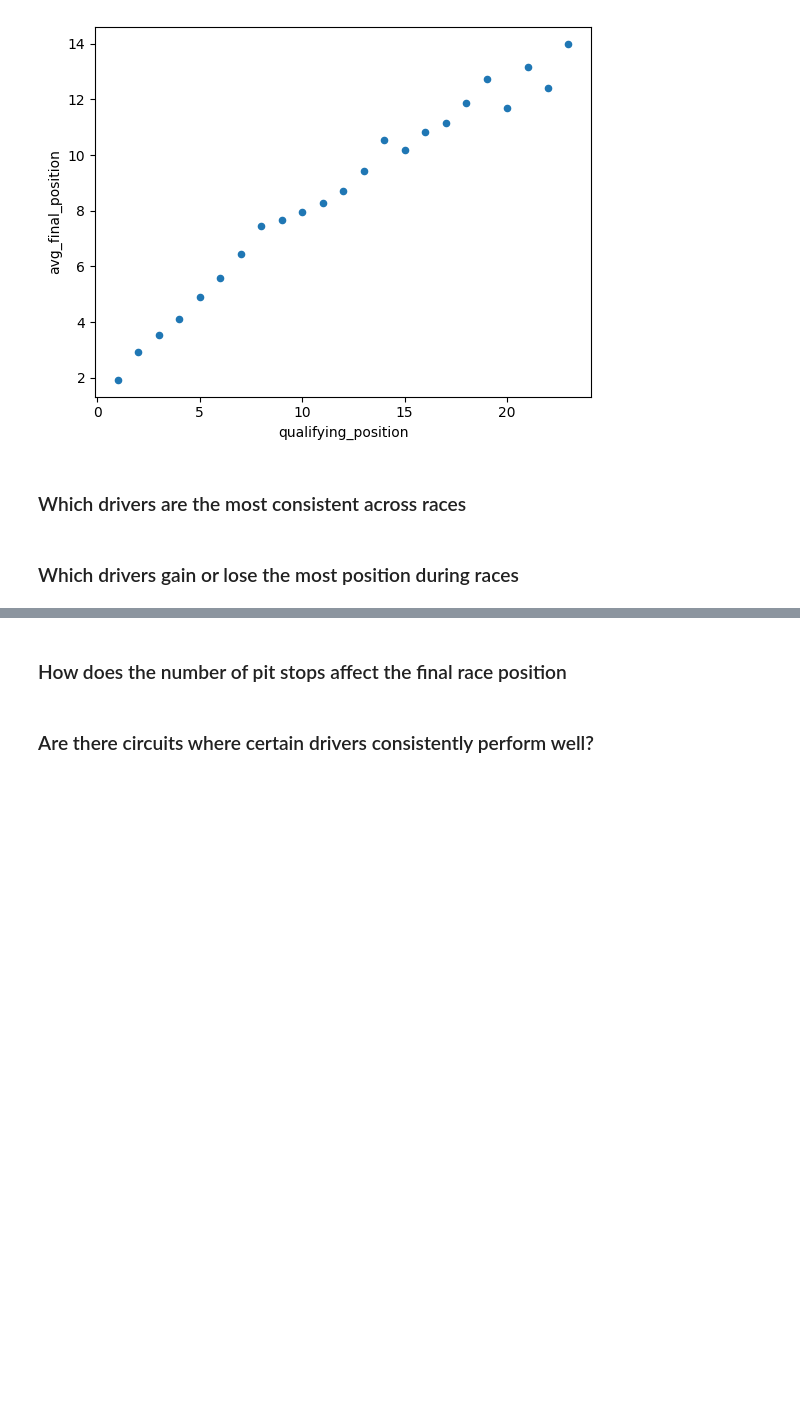
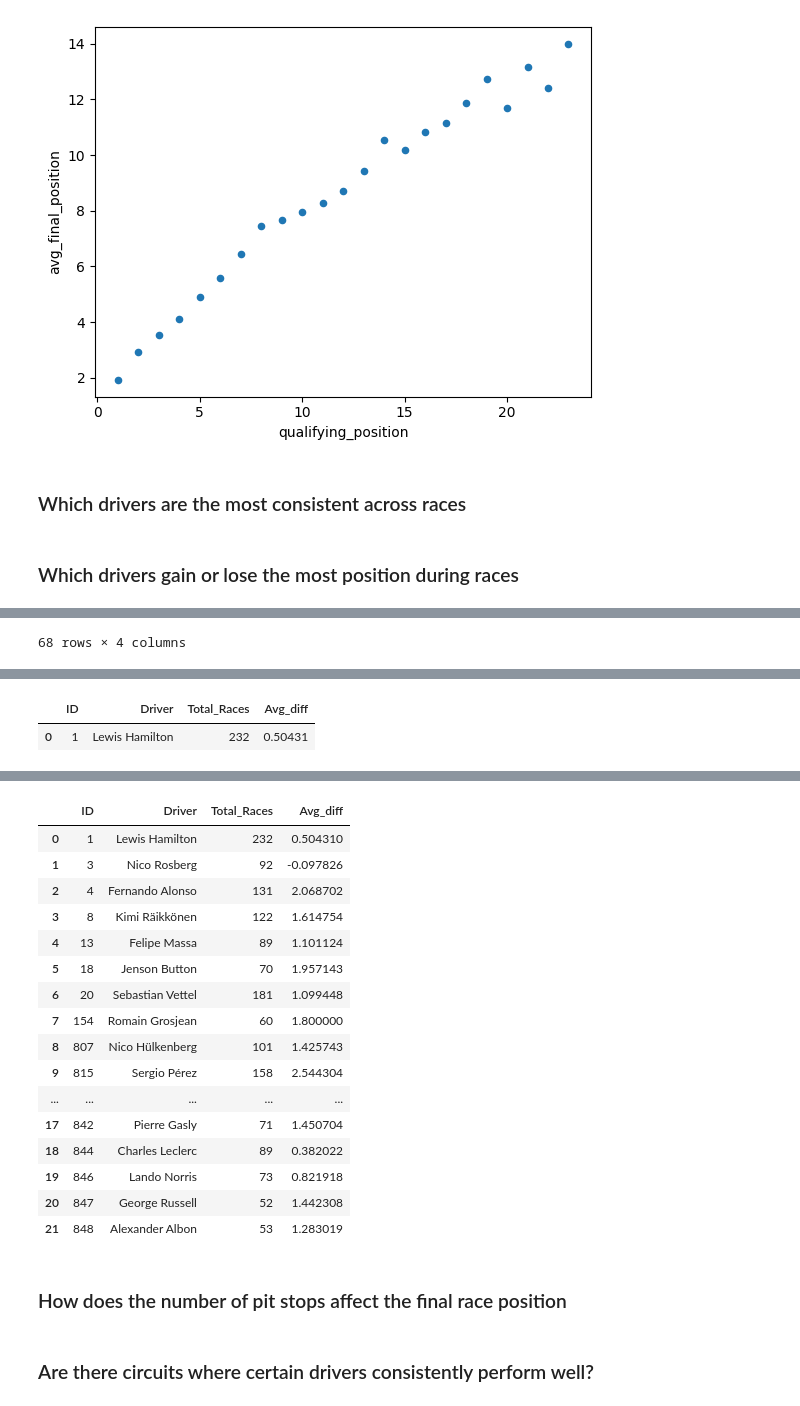
Before and after one commit to jennydang61/Driver-Performance-Prediction, a Jupyter notebook: formula1.ipynb, the cells around one changed output, grey strips where cells are left out. Saved outputs shown, nothing was run; the diff lists cells and outputs as text; code cells hidden in the pictures; blank space fills up the shorter version.

Commit message:
Q3 Driver position differences

```diff
--- a/formula1.ipynb
+++ b/formula1.ipynb
@@ -442,3 +445,63 @@ qualifying_influence.plot(kind='scatter', x='qualifying_position', y='avg_final_
 ### Which drivers are the most consistent across races
 # %% [markdown]
 ### Which drivers gain or lose the most position during races
+# %%
+# 68 unique drivers
+# who has the highest and lowest sum(qualifying - final)?
+## higher the difference, the more positions they are gaining, lower(especially negatives) the sum, more positions they are losing during the actual race
+
+# show sum(qualifying - final) for each driver from each race participated
+avg_diff = pd.read_sql_query("""
+                                         SELECT driverId AS ID, driver_name AS Driver, COUNT(raceId) AS Total_Races, AVG((qualifying_position - final_position)) as Avg_diff
+                                         FROM formula_one
+                                         GROUP BY Driver
+                                         ORDER BY ID
+                                         """, conn)
+display(avg_diff)
+
+
+max_diff = pd.read_sql_query("""
+                             SELECT driverId AS ID, driver_name AS Driver, COUNT(raceId) AS Total_Races, AVG((qualifying_position - final_position)) as Avg_diff
+                             FROM formula_one
+                             GROUP BY Driver
+                             ORDER BY Avg_diff DESC
+                             LIMIT 1
+                             """, conn)
+display(max_diff)
+
+min_diff = pd.read_sql_query("""
+                             SELECT driverId AS ID, driver_name AS Driver, COUNT(raceId) AS Total_Races, AVG((qualifying_position - final_position)) as Avg_diff
+                             FROM formula_one
+                             GROUP BY Driver
+                             ORDER BY Avg_diff ASC
+                             LIMIT 1
+                             """, conn)
+display(min_diff)
+
+over_200 = pd.read_sql_query("""
+                             SELECT driverId AS ID, driver_name AS Driver, COUNT(raceId) AS Total_Races, AVG((qualifying_position - final_position)) as Avg_diff
+                             FROM formula_one
+                             GROUP BY Driver
+                             HAVING Total_Races > 200
+                             ORDER BY ID
+                             """, conn)
+display(over_200)
+
+over_100 = pd.read_sql_query("""
+                             SELECT driverId AS ID, driver_name AS Driver, COUNT(raceId) AS Total_Races, AVG((qualifying_position - final_position)) as Avg_diff
+                             FROM formula_one
+                             GROUP BY Driver
+                             HAVING Total_Races > 100
+                             ORDER BY ID
+                             """, conn)
+display(over_100)
+
+over_50 = pd.read_sql_query("""
+                             SELECT driverId AS ID, driver_name AS Driver, COUNT(raceId) AS Total_Races, AVG((qualifying_position - final_position)) as Avg_diff
+                             FROM formula_one
+                             GROUP BY Driver
+                             HAVING Total_Races > 50
+                             ORDER BY ID
+                             """, conn)
+display(over_50)
+# %% [output]
@@ -444,0 +520 @@ qualifying_influence.plot(kind='scatter', x='qualifying_position', y='avg_final_
+68 rows × 4 columns
@@ -444,0 +525,2 @@ qualifying_influence.plot(kind='scatter', x='qualifying_position', y='avg_final_
+|  | ID | Driver | Total_Races | Avg_diff |
+| 0 | 1 | Lewis Hamilton | 232 | 0.50431 |
@@ -445,3 +538,20 @@ qualifying_influence.plot(kind='scatter', x='qualifying_position', y='avg_final_
+|  | ID | Driver | Total_Races | Avg_diff |
+| 0 | 1 | Lewis Hamilton | 232 | 0.504310 |
+| 1 | 3 | Nico Rosberg | 92 | -0.097826 |
+| 2 | 4 | Fernando Alonso | 131 | 2.068702 |
+| 3 | 8 | Kimi Räikkönen | 122 | 1.614754 |
+| 4 | 13 | Felipe Massa | 89 | 1.101124 |
+| 5 | 18 | Jenson Button | 70 | 1.957143 |
+| 6 | 20 | Sebastian Vettel | 181 | 1.099448 |
+| 7 | 154 | Romain Grosjean | 60 | 1.800000 |
+| 8 | 807 | Nico Hülkenberg | 101 | 1.425743 |
+| 9 | 815 | Sergio Pérez | 158 | 2.544304 |
+| ... | ... | ... | ... | ... |
+| 17 | 842 | Pierre Gasly | 71 | 1.450704 |
+| 18 | 844 | Charles Leclerc | 89 | 0.382022 |
+| 19 | 846 | Lando Norris | 73 | 0.821918 |
+| 20 | 847 | George Russell | 52 | 1.442308 |
+| 21 | 848 | Alexander Albon | 53 | 1.283019 |
 # %% [markdown]
 ### How does the number of pit stops affect the final race position
 # %% [markdown]
```
Also changed, not shown: parts of 8 cells of this notebook, 2 other files.
